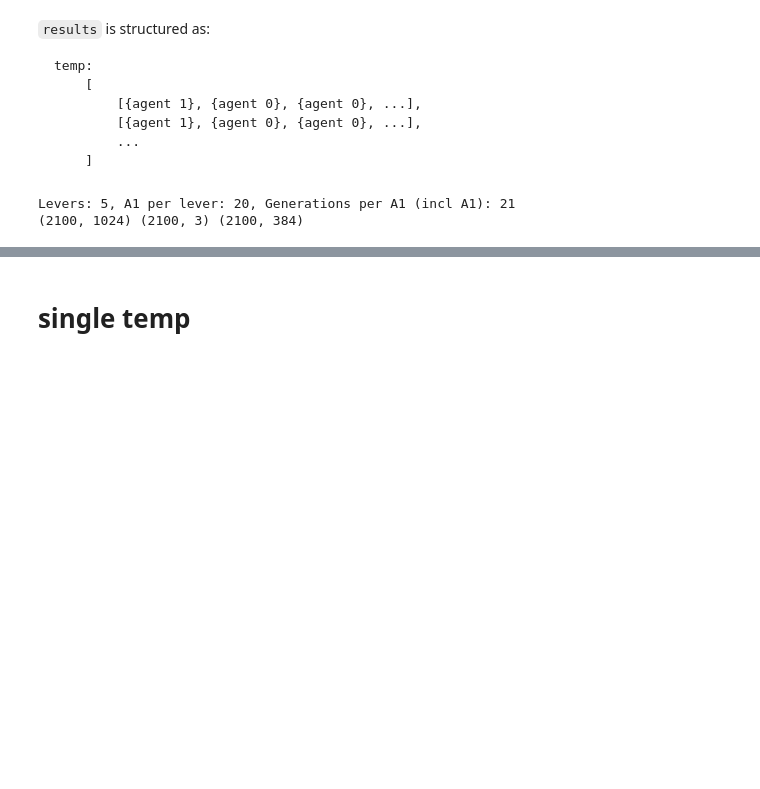
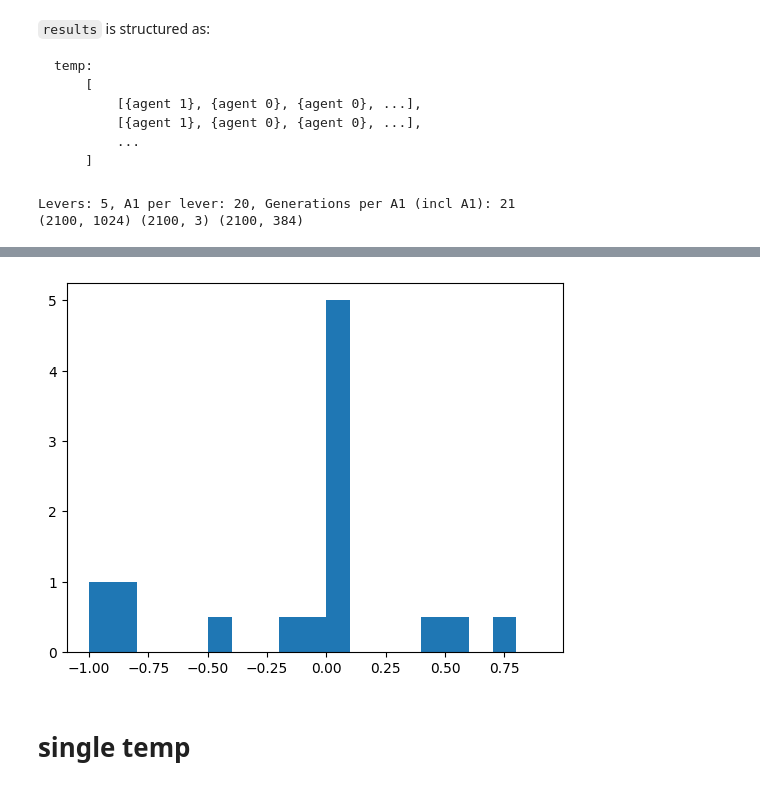
Before and after one commit to stmorse/scope2, a Jupyter notebook: notebooks/spreads.ipynb, the cells around one changed output, grey strips where cells are left out. Drawn from its saved outputs; the diff is of its cells as text; code cells hidden in the pictures; blank space fills up the shorter version.

```diff
--- a/notebooks/spreads.ipynb
+++ b/notebooks/spreads.ipynb
@@ -125,3 +143,8 @@ plt.show()
+# %%
+prmod = pr[LEVER, j, 1:, 0] - pr[LEVER, j, 1:, 2]
+out = plt.hist(prmod, bins=np.arange(-1, 1, 0.1), density=True)
+# %% [output]
+[figure, added]
 # %% [markdown]
 # single temp
 # %%
```
Also changed, not shown: parts of 2 cells of this notebook, 5 other files.
